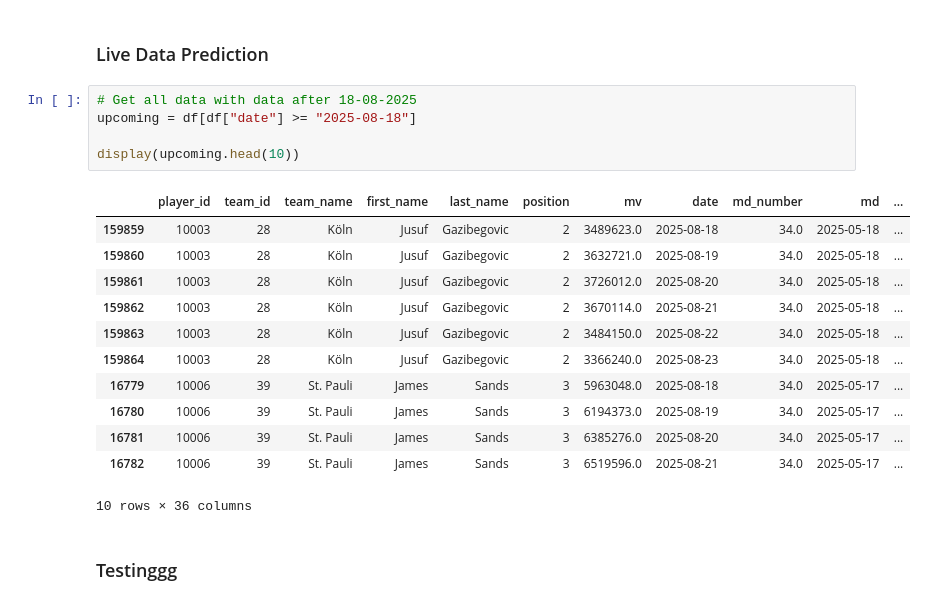
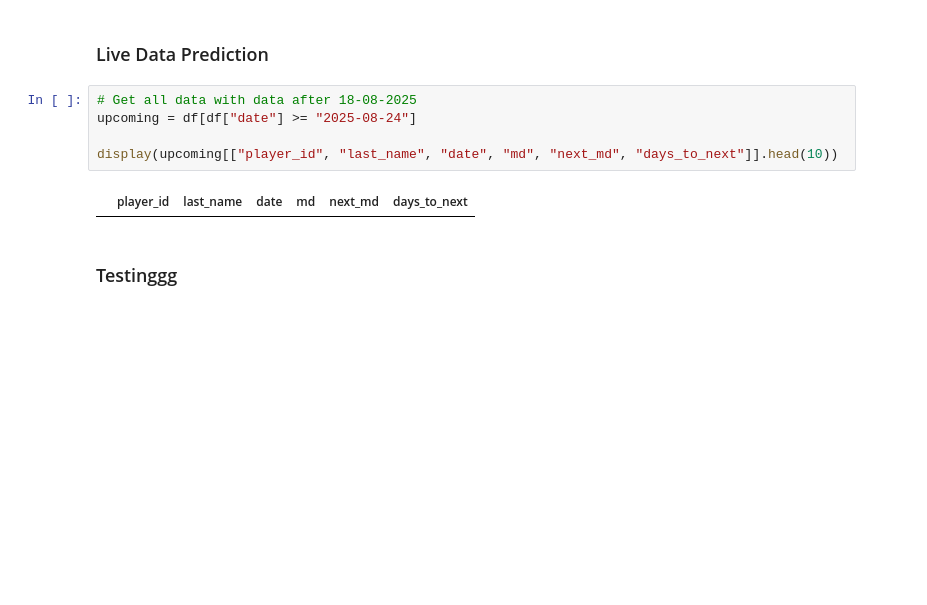
Before and after one commit to walzim/Kickbase-Trading-Advisor, a Jupyter notebook: daily_predictions.ipynb, the cells around one changed output. Drawn from its saved outputs; the diff is of its cells as text; blank space fills up the shorter version.

```diff
--- a/daily_predictions.ipynb
+++ b/daily_predictions.ipynb
@@ -324,22 +313,11 @@ plt.show()
 ### Live Data Prediction
 # %%
 # Get all data with data after 18-08-2025
-upcoming = df[df["date"] >= "2025-08-18"]
+upcoming = df[df["date"] >= "2025-08-24"]
 
-display(upcoming.head(10))
+display(upcoming[["player_id", "last_name", "date", "md", "next_md", "days_to_next"]].head(10))
 # %% [output]
-|  | player_id | team_id | team_name | first_name | last_name | position | mv | date | md_number | md | ... |
-| 159859 | 10003 | 28 | Köln | Jusuf | Gazibegovic | 2 | 3489623.0 | 2025-08-18 | 34.0 | 2025-05-18 | ... |
-| 159860 | 10003 | 28 | Köln | Jusuf | Gazibegovic | 2 | 3632721.0 | 2025-08-19 | 34.0 | 2025-05-18 | ... |
-| 159861 | 10003 | 28 | Köln | Jusuf | Gazibegovic | 2 | 3726012.0 | 2025-08-20 | 34.0 | 2025-05-18 | ... |
-| 159862 | 10003 | 28 | Köln | Jusuf | Gazibegovic | 2 | 3670114.0 | 2025-08-21 | 34.0 | 2025-05-18 | ... |
-| 159863 | 10003 | 28 | Köln | Jusuf | Gazibegovic | 2 | 3484150.0 | 2025-08-22 | 34.0 | 2025-05-18 | ... |
-| 159864 | 10003 | 28 | Köln | Jusuf | Gazibegovic | 2 | 3366240.0 | 2025-08-23 | 34.0 | 2025-05-18 | ... |
-| 16779 | 10006 | 39 | St. Pauli | James | Sands | 3 | 5963048.0 | 2025-08-18 | 34.0 | 2025-05-17 | ... |
-| 16780 | 10006 | 39 | St. Pauli | James | Sands | 3 | 6194373.0 | 2025-08-19 | 34.0 | 2025-05-17 | ... |
-| 16781 | 10006 | 39 | St. Pauli | James | Sands | 3 | 6385276.0 | 2025-08-20 | 34.0 | 2025-05-17 | ... |
-| 16782 | 10006 | 39 | St. Pauli | James | Sands | 3 | 6519596.0 | 2025-08-21 | 34.0 | 2025-05-17 | ... |
+|  | player_id | last_name | date | md | next_md | days_to_next |
-10 rows × 36 columns
 # %% [markdown]
 ### Testinggg
 # %%
```
Also changed, not shown: parts of 6 cells of this notebook, 1 other file.
